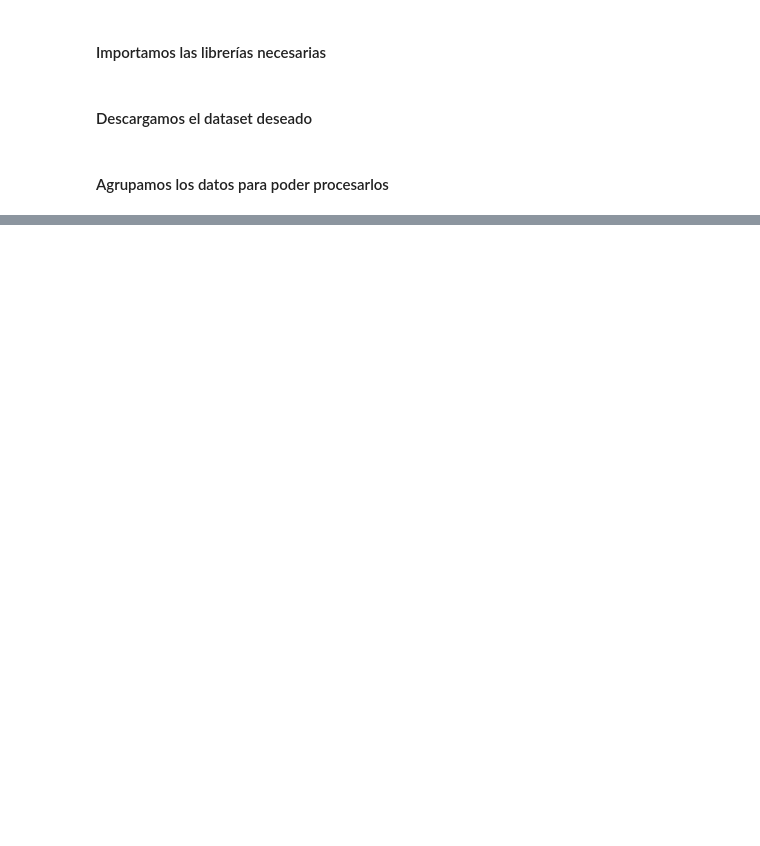
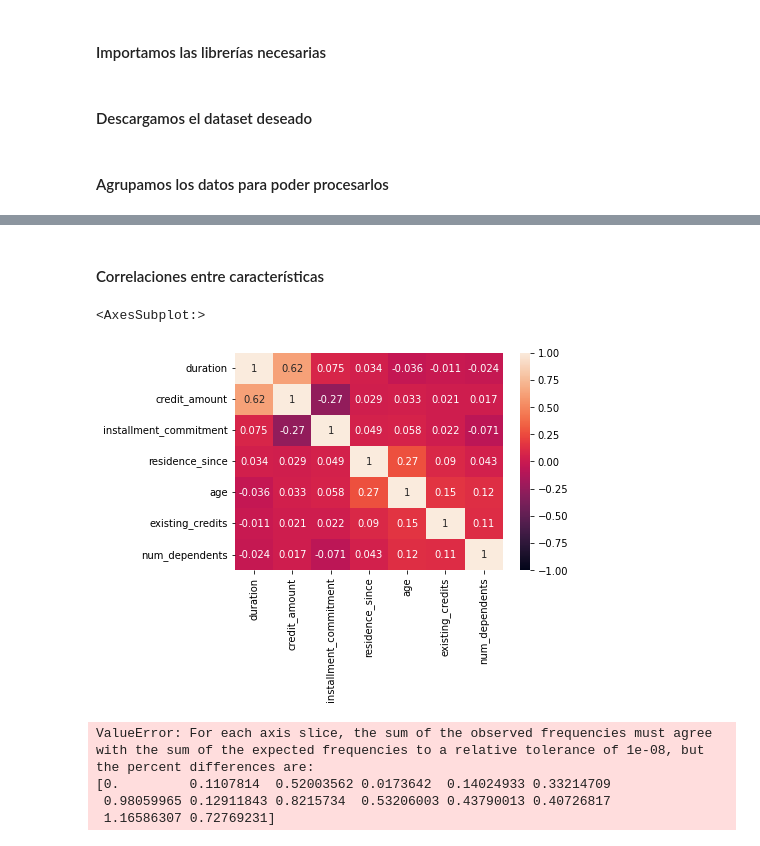
Before and after one commit to golly10/PVD, a Jupyter notebook: Tema 3/Mendez_Torrero_Entrega_Practica_Tema3.ipynb, the cells around one changed output, grey strips where cells are left out. Saved outputs shown, nothing was run; the diff lists cells and outputs as text; code cells hidden in the pictures; blank space fills up the shorter version.

```diff
--- a/Tema 3/Mendez_Torrero_Entrega_Practica_Tema3.ipynb
+++ b/Tema 3/Mendez_Torrero_Entrega_Practica_Tema3.ipynb
@@ -86,0 +97,16 @@ x.describe()
+# %% [markdown]
+#### Correlaciones entre características
+# %%
+sns.heatmap(x.corr(), vmin=-1, vmax=1, annot=True)
+# %% [output]
+<AxesSubplot:>
+[figure, added]
+# %%
+factorized_data = x[nominal_columns].apply(lambda x: pd.factorize(x)[0])+1
+
+pd.DataFrame([chisquare(factorized_data[x].values,f_exp=factorized_data.values.T,axis=1)[0] for x in factorized_data])
+# %% [output]
+ValueError: For each axis slice, the sum of the observed frequencies must agree with the sum of the expected frequencies to a relative tolerance of 1e-08, but the percent differences are:
+[0.         0.1107814  0.52003562 0.0173642  0.14024933 0.33214709
+ 0.98059965 0.12911843 0.8215734  0.53206003 0.43790013 0.40726817
+ 1.16586307 0.72769231]
```
Also changed, not shown: parts of 9 cells of this notebook.
